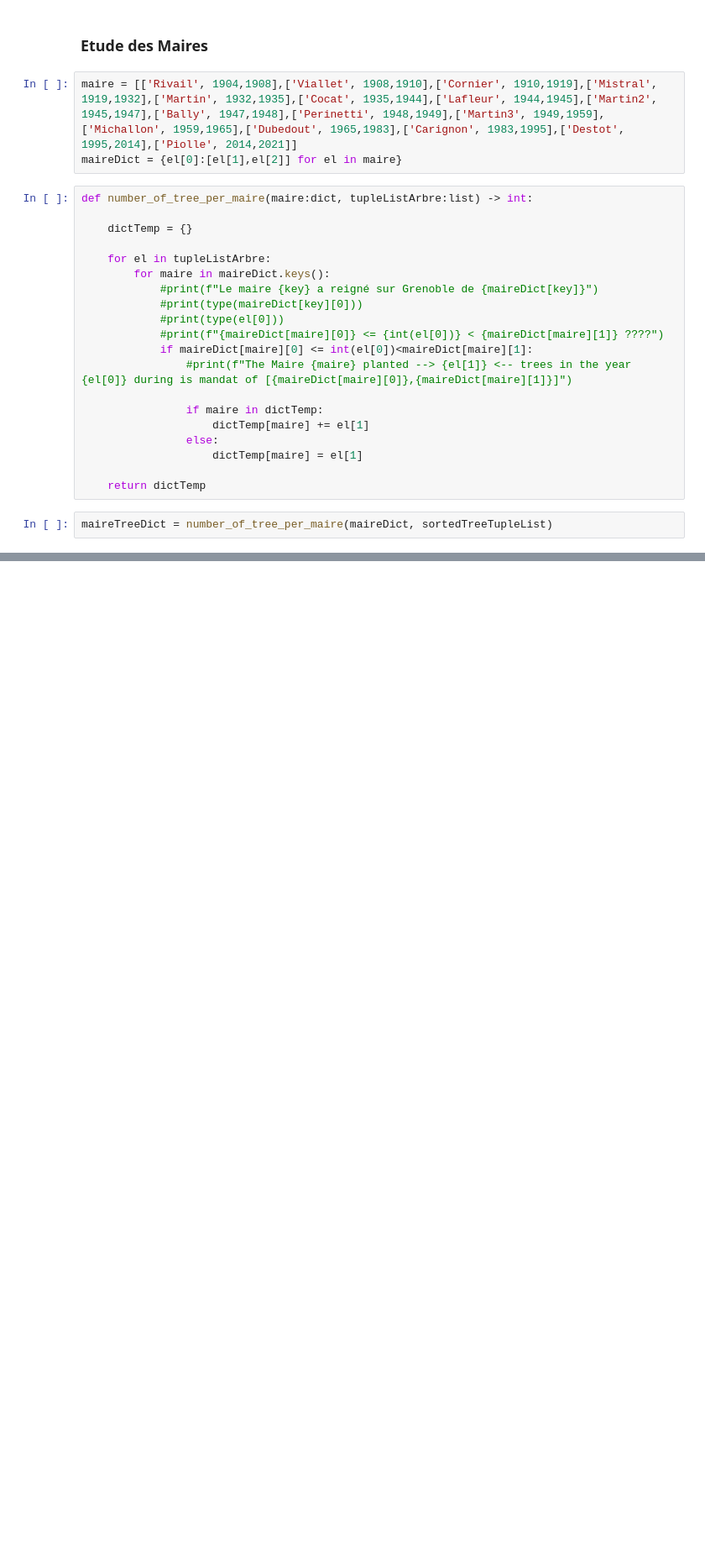
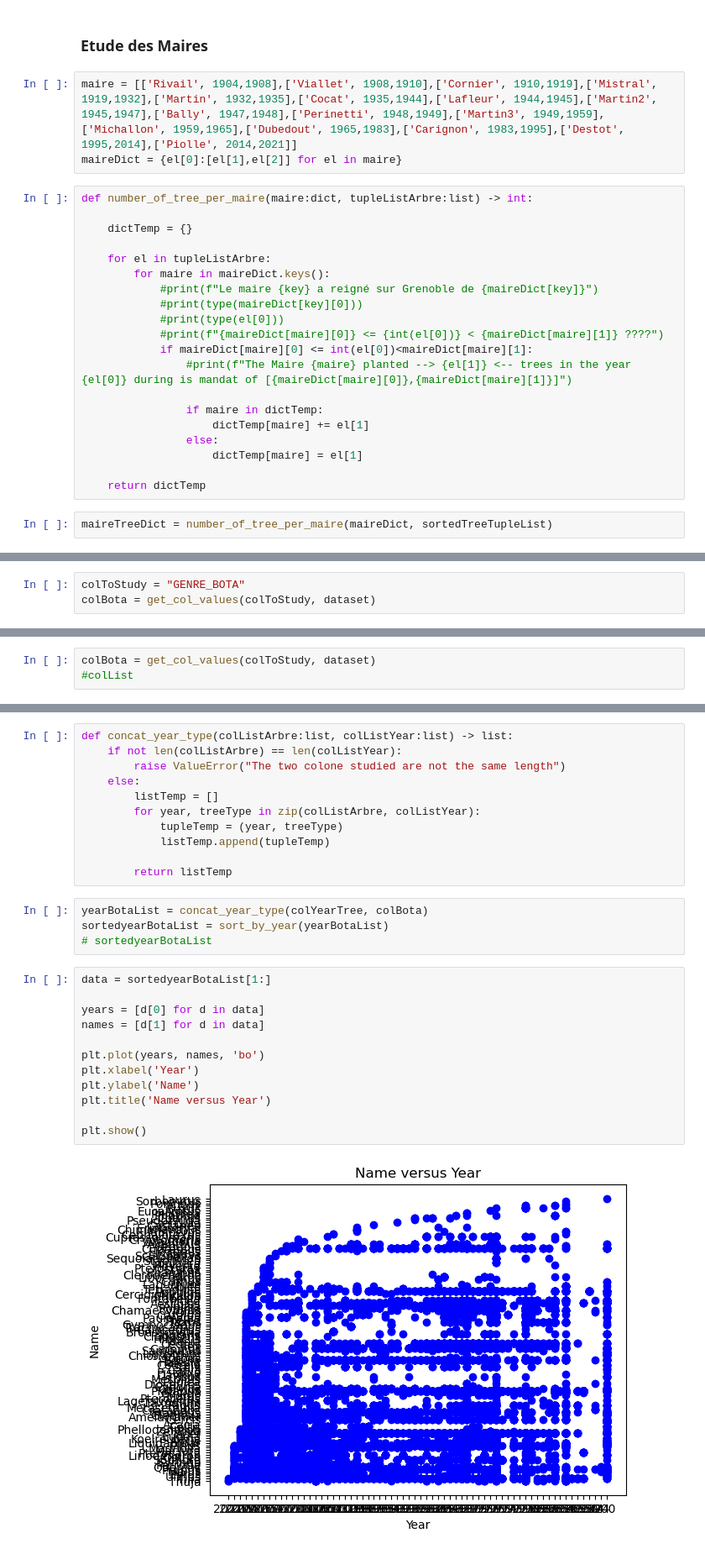
Before and after one commit to ManuLabricole/CDN-StatisticExploratoire, a Jupyter notebook: notebooks/arbres.ipynb, the cells around one changed output, grey strips where cells are left out. Shown: that part at 84% size. Cells and saved outputs as stored; diff of their text form; blank space fills up the shorter version.

Commit message:
plot

```diff
--- a/notebooks/arbres.ipynb
+++ b/notebooks/arbres.ipynb
@@ -263,0 +270,3 @@ print(f"The Maire who planted the more trees is ")
+# %%
+colToStudy = "GENRE_BOTA"
+colBota = get_col_values(colToStudy, dataset)
@@ -263,0 +277,3 @@ print(f"The Maire who planted the more trees is ")
+# %%
+colBota = get_col_values(colToStudy, dataset)
+#colList
@@ -263,0 +285,29 @@ print(f"The Maire who planted the more trees is ")
+# %%
+def concat_year_type(colListArbre:list, colListYear:list) -> list:
+    if not len(colListArbre) == len(colListYear):
+        raise ValueError("The two colone studied are not the same length")
+    else:
+        listTemp = []
+        for year, treeType in zip(colListArbre, colListYear):
+            tupleTemp = (year, treeType)
+            listTemp.append(tupleTemp)
+
+        return listTemp
+# %%
+yearBotaList = concat_year_type(colYearTree, colBota)
+sortedyearBotaList = sort_by_year(yearBotaList)
+# sortedyearBotaList
+# %%
+data = sortedyearBotaList[1:]
+
+years = [d[0] for d in data]
+names = [d[1] for d in data]
+
+plt.plot(years, names, 'bo')
+plt.xlabel('Year')
+plt.ylabel('Name')
+plt.title('Name versus Year')
+
+plt.show()
+# %% [output]
+[figure, added]
```
Also changed, not shown: parts of 19 cells of this notebook, 1 other file.
